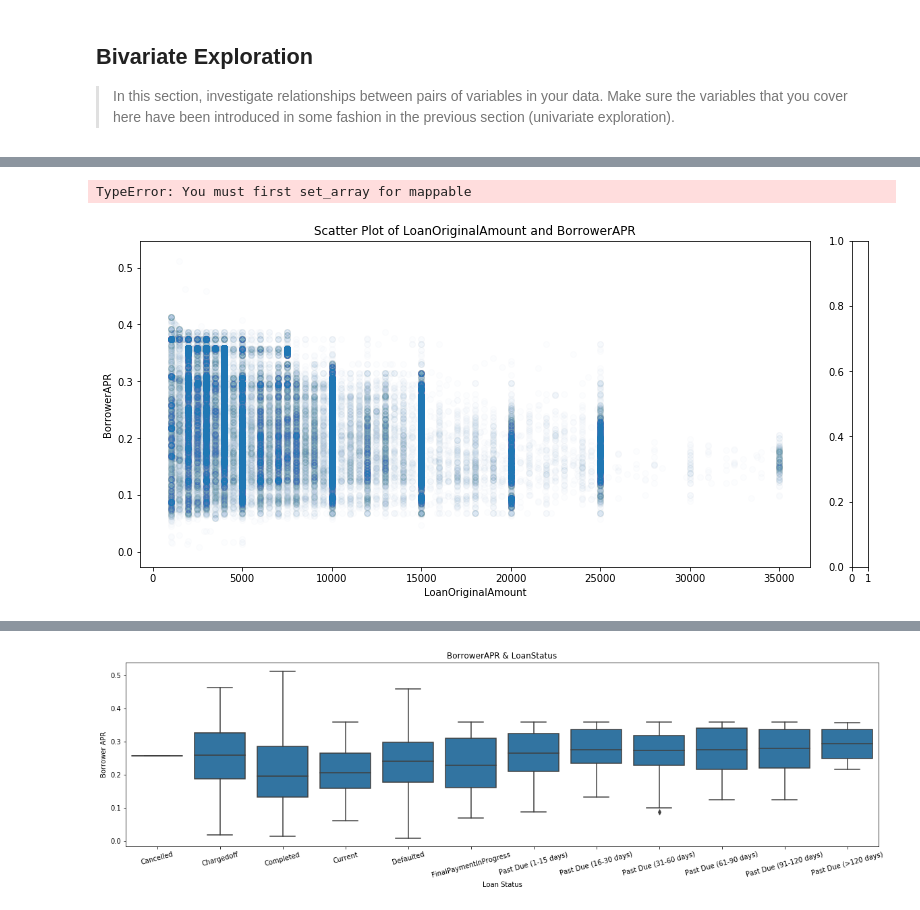
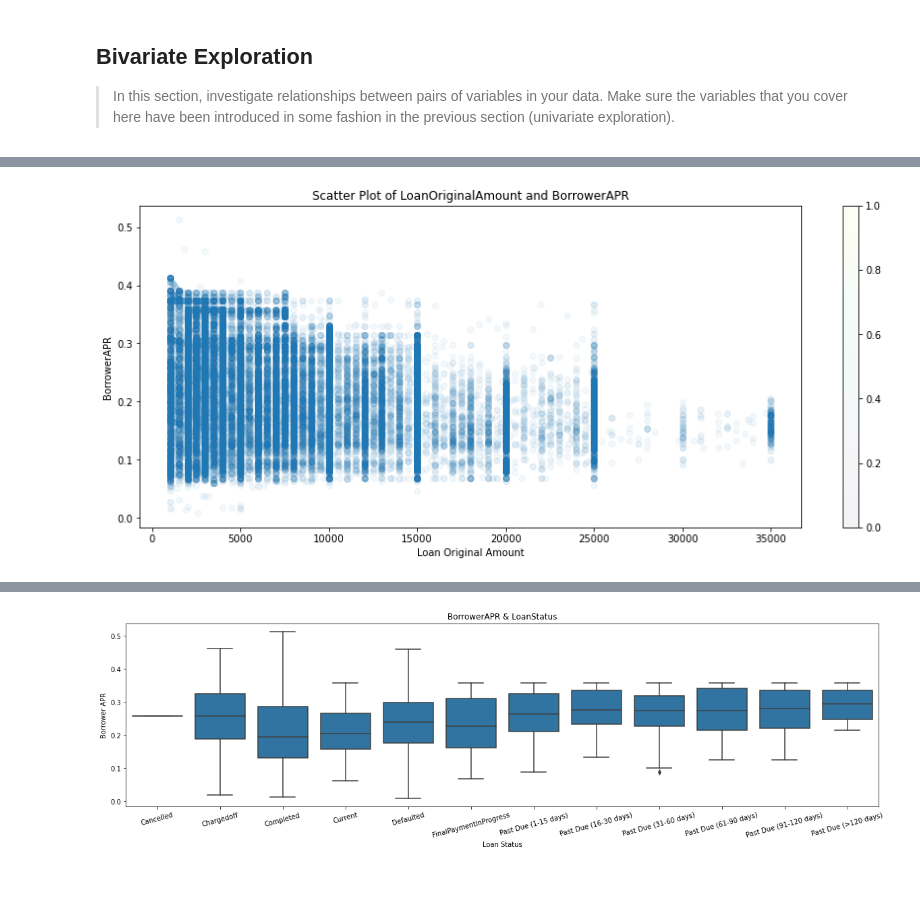
Before and after one commit to lappiahnuamah/Prosper-Loan-Data-Exploration-Alx-Data-Analysis-Udacity, a Jupyter notebook: Part_I_exploration_template.ipynb, the cells around one changed output, grey strips where cells are left out. Cells and saved outputs as stored; diff of their text form; code cells hidden in the pictures; blank space fills up the shorter version.

```diff
--- a/Part_I_exploration_template.ipynb
+++ b/Part_I_exploration_template.ipynb
@@ -906,16 +890,15 @@ plt.show()
 # %%
 # Checking the relation between LoanOriginalAmount and BorrowerAPR
 
 plt.figure(figsize = [15, 6])
 #plt.subplot(1, 2, 1)
-plt.scatter(data = new_df, x = 'LoanOriginalAmount', y = 'BorrowerAPR',  alpha =  0.01)
+plt.scatter(data = new_df, x = 'LoanOriginalAmount', y = 'BorrowerAPR',  alpha =  0.05)
 plt.title('Scatter Plot of LoanOriginalAmount and BorrowerAPR')
-plt.xlabel('LoanOriginalAmount')
+plt.xlabel('Loan Original Amount')
 plt.ylabel('BorrowerAPR');
 plt.colorbar();
 # %% [output]
-TypeError: You must first set_array for mappable
-[figure, old version]
+[figure, new version]
 # %%
 
 #plt.subplot(1, 2, 2)
```
Also changed, not shown: parts of 41 cells of this notebook, 2 other files.
